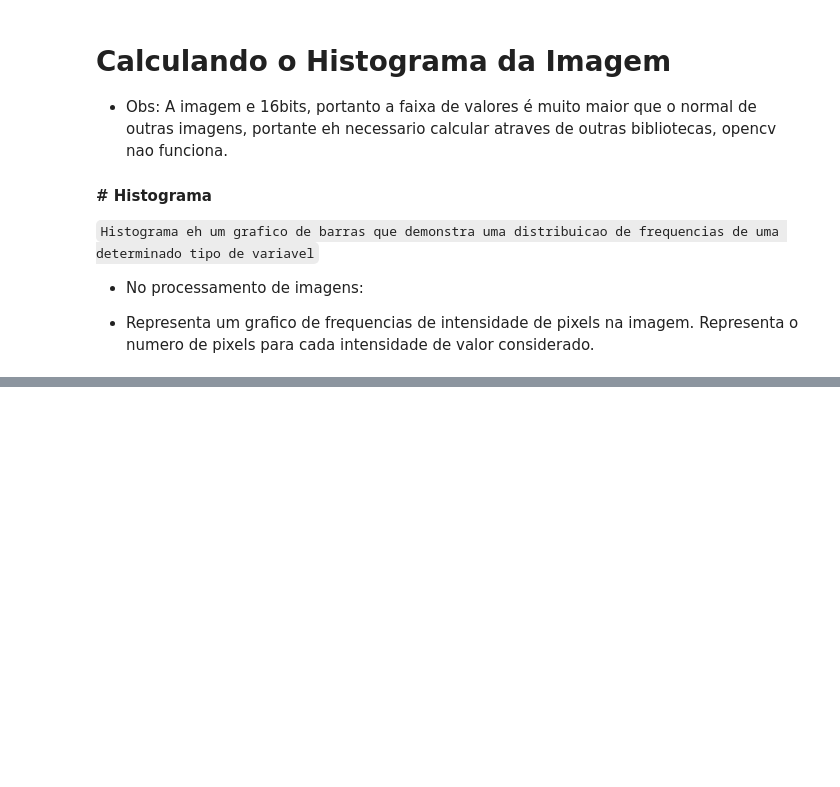
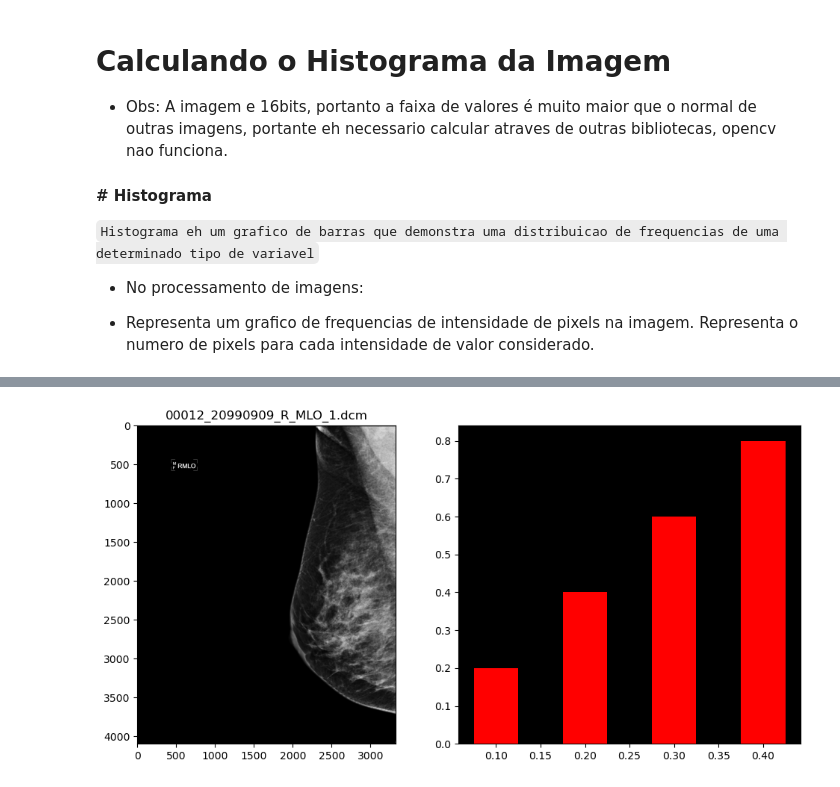
Before and after one commit to lukasmachado20/ProjetoITI, a Jupyter notebook: equalizacao_histogramas.ipynb, the cells around one changed output, grey strips where cells are left out. Cells and saved outputs as stored; diff of their text form; code cells hidden in the pictures; blank space fills up the shorter version.

```diff
--- a/equalizacao_histogramas.ipynb
+++ b/equalizacao_histogramas.ipynb
@@ -68,0 +99,17 @@ plt.show()
+# %%
+# Testando algumas funcoes do matplotlib
+imgName = img.filename.split('/')[-1]
+fig, axs = plt.subplots(1,2)
+fig.set_size_inches(10,5)
+axs[0].set_title(imgName)
+axs[0].imshow(imgArray, cmap="gray")
+
+t1 = np.arange(0.1, 0.5, 0.1)
+bar_width = 0.8
+axs[1].set_facecolor('k') # define a cor do background da imagem
+axs[1].bar(t1,list(map(lambda x: x*2,t1)),color='r',width=0.05)
+
+fig.tight_layout()
+plt.show()
+# %% [output]
+[figure, added]
```
Also changed, not shown: parts of 9 cells of this notebook.
